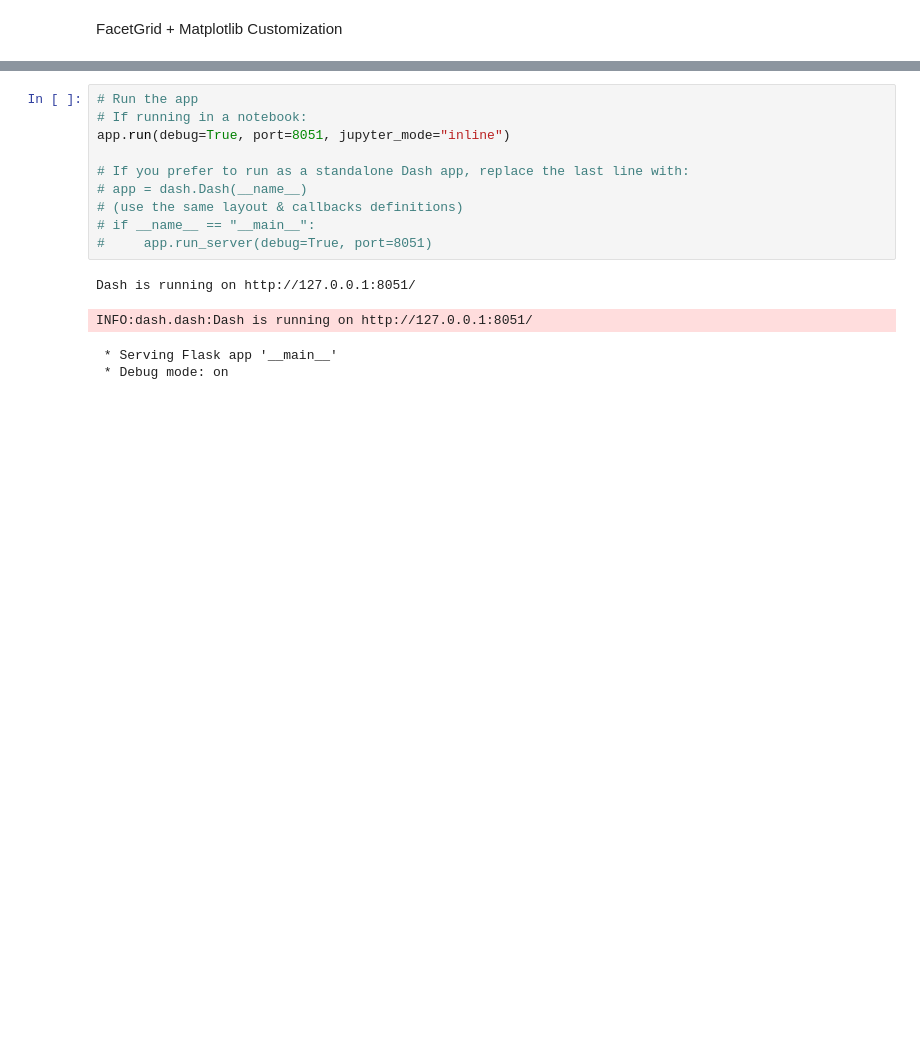
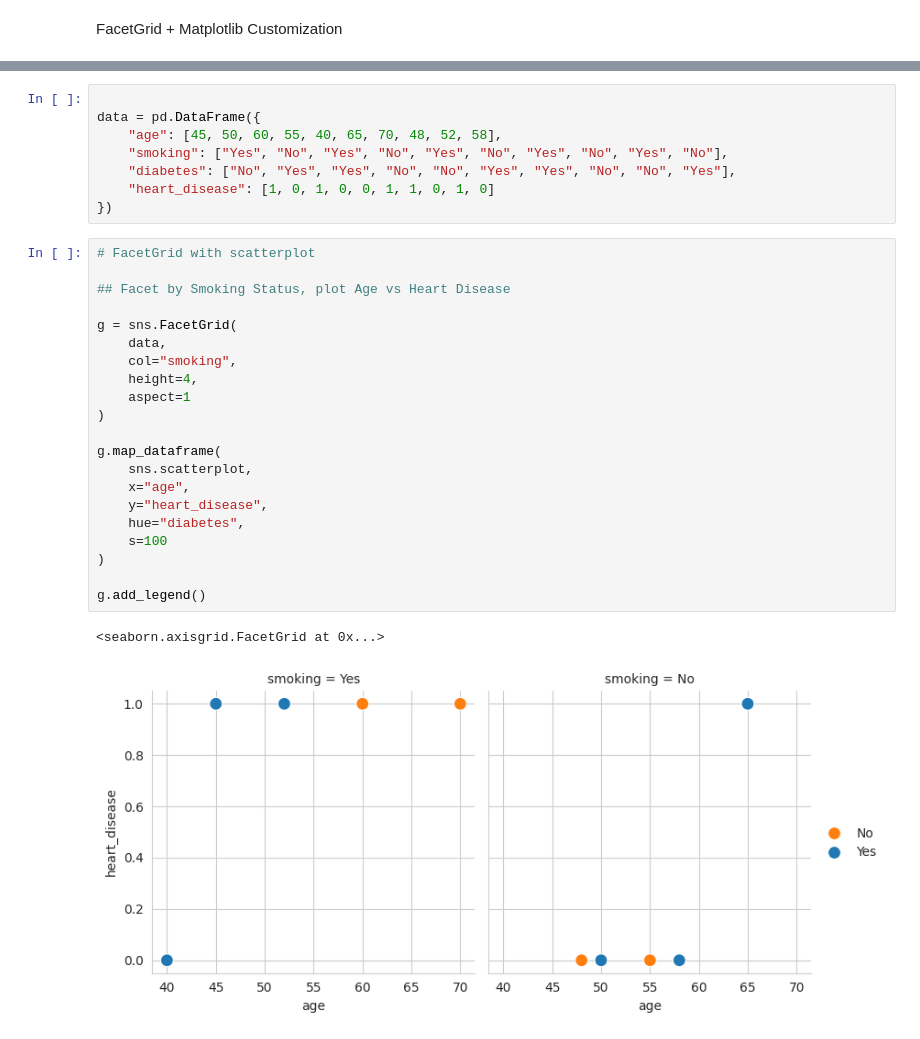
Before and after one commit to Engr-Genius/DATA-ANALYSIS-WITH-PYTHON, a Jupyter notebook: Data_Visualization_in_Python_Plotly.ipynb, the cells around one changed output, grey strips where cells are left out. Saved outputs shown, nothing was run; the diff lists cells and outputs as text; blank space fills up the shorter version.

```diff
--- a/Data_Visualization_in_Python_Plotly.ipynb
+++ b/Data_Visualization_in_Python_Plotly.ipynb
@@ -501,15 +128,32 @@ def download_filtered(n_clicks, selected_gender, selected_diabetes, selected_smo
-# %%
-# Run the app
-# If running in a notebook:
-app.run(debug=True, port=8051, jupyter_mode="inline")
-
-# If you prefer to run as a standalone Dash app, replace the last line with:
-# app = dash.Dash(__name__)
-# (use the same layout & callbacks definitions)
-# if __name__ == "__main__":
-#     app.run_server(debug=True, port=8051)
-# %% [output]
-Dash is running on http://127.0.0.1:8051/
-INFO:dash.dash:Dash is running on http://127.0.0.1:8051/
- * Serving Flask app '__main__'
- * Debug mode: on
+# %%
+
+data = pd.DataFrame({
+    "age": [45, 50, 60, 55, 40, 65, 70, 48, 52, 58],
+    "smoking": ["Yes", "No", "Yes", "No", "Yes", "No", "Yes", "No", "Yes", "No"],
+    "diabetes": ["No", "Yes", "Yes", "No", "No", "Yes", "Yes", "No", "No", "Yes"],
+    "heart_disease": [1, 0, 1, 0, 0, 1, 1, 0, 1, 0]
+})
+# %%
+# FacetGrid with scatterplot
+
+## Facet by Smoking Status, plot Age vs Heart Disease
+
+g = sns.FacetGrid(
+    data,
+    col="smoking",
+    height=4,
+    aspect=1
+)
+
+g.map_dataframe(
+    sns.scatterplot,
+    x="age",
+    y="heart_disease",
+    hue="diabetes",
+    s=100
+)
+
+g.add_legend()
+# %% [output]
+<seaborn.axisgrid.FacetGrid at 0x...>
+[figure, added]
```
Also changed, not shown: parts of 53 cells of this notebook.
